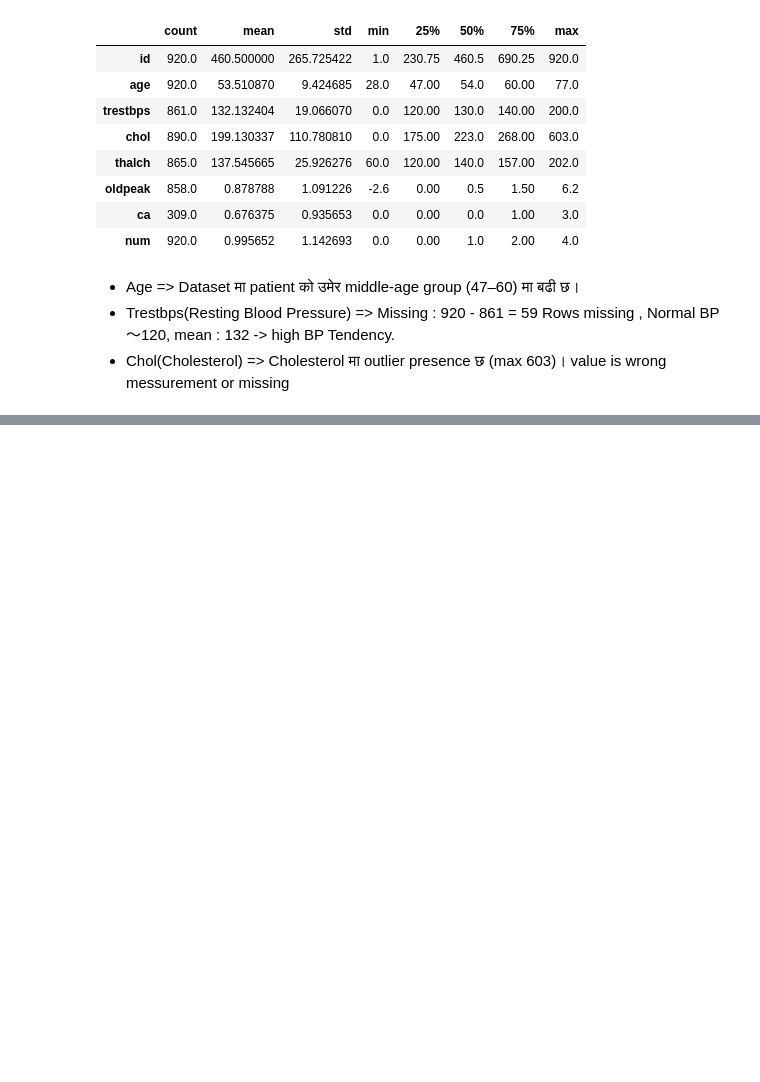
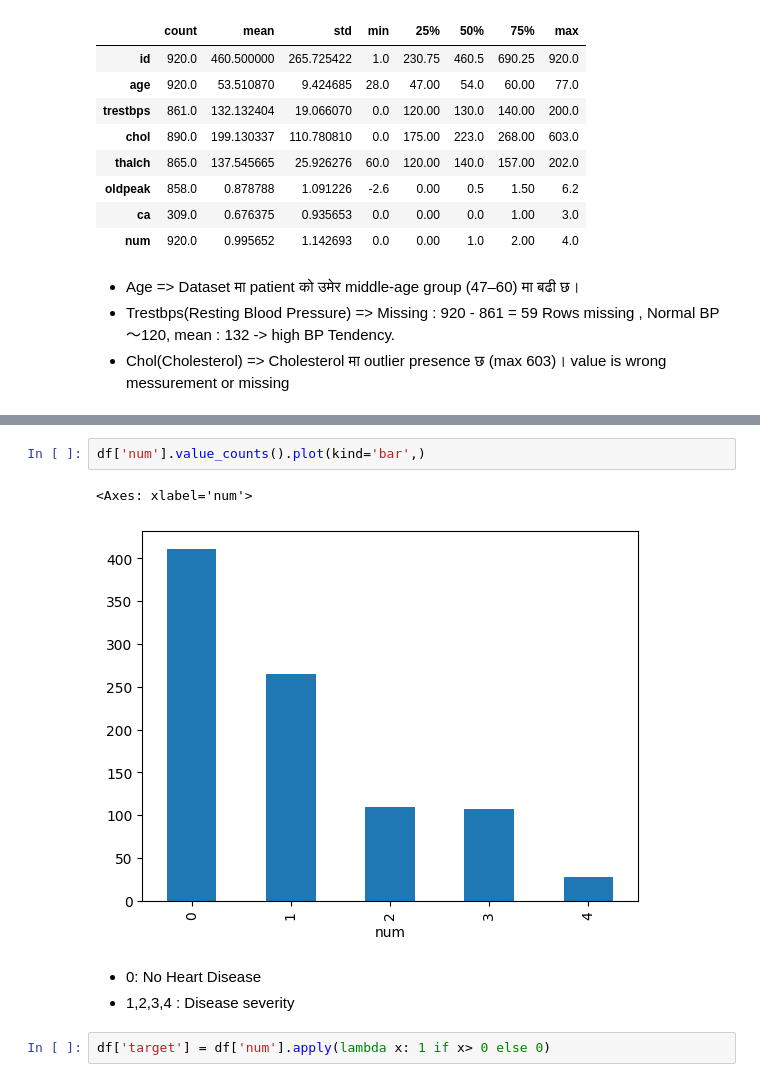
Before and after one commit to prakasshrestha/Data-Science, a Jupyter notebook: LogisticRegression/Heart_Disease_data_Logistic_Regression.ipynb, the cells around one changed output, grey strips where cells are left out. Saved outputs shown, nothing was run; the diff lists cells and outputs as text; blank space fills up the shorter version.

Commit message:
EDA analysis with categorical variable and visualation check distribution and outlier

```diff
--- a/LogisticRegression/Heart_Disease_data_Logistic_Regression.ipynb
+++ b/LogisticRegression/Heart_Disease_data_Logistic_Regression.ipynb
@@ -254,0 +381,10 @@ num_data.describe().T
+# %%
+df['num'].value_counts().plot(kind='bar',)
+# %% [output]
+<Axes: xlabel='num'>
+[figure, added]
+# %% [markdown]
+* 0: No Heart Disease
+* 1,2,3,4 : Disease severity
+# %%
+df['target'] = df['num'].apply(lambda x: 1 if x> 0 else 0)
```
Also changed, not shown: parts of 15 cells of this notebook.
